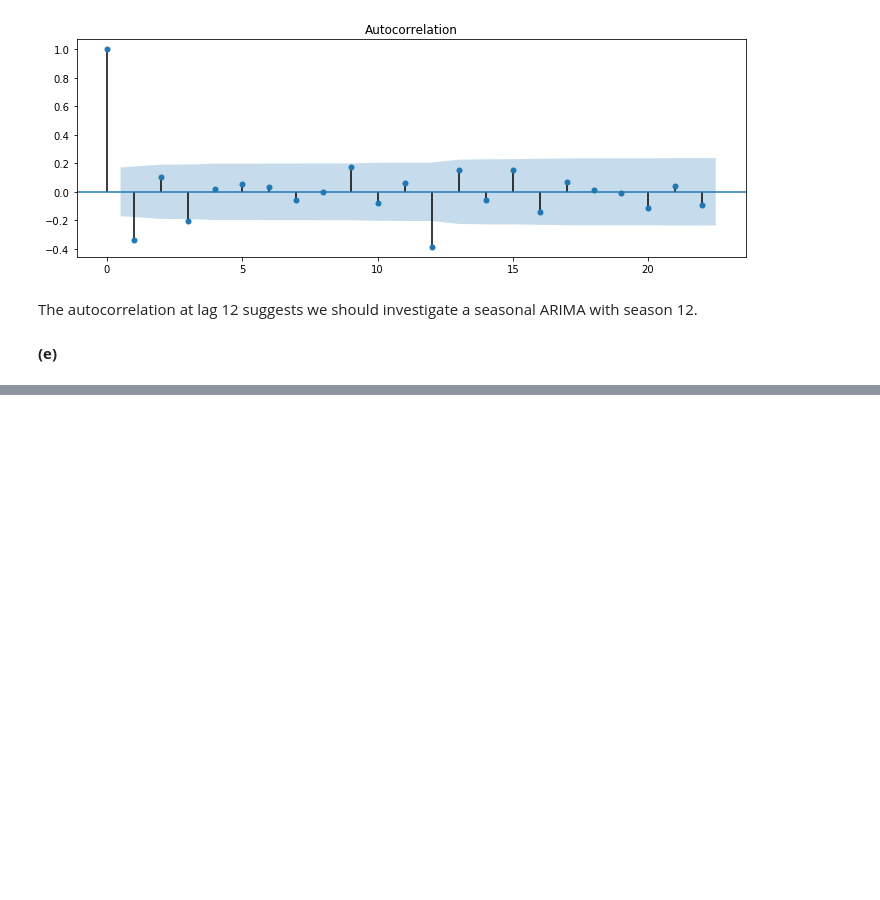
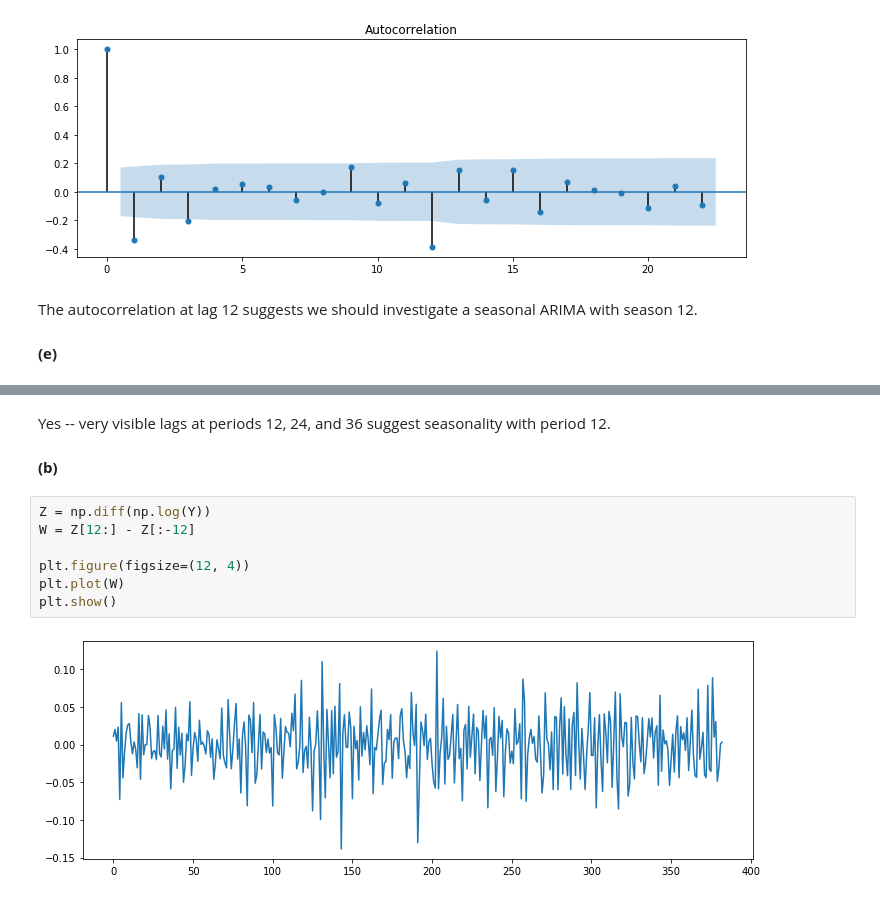
Before and after one commit to telmo-correa/time-series-analysis, a Jupyter notebook: Python/Chapter 10 (Ex 01 - 10) - Seasonal Models.ipynb, the cells around one changed output, grey strips where cells are left out. Drawn from its saved outputs; the diff is of its cells as text; blank space fills up the shorter version.

```diff
--- a/Python/Chapter 10 (Ex 01 - 10) - Seasonal Models.ipynb
+++ b/Python/Chapter 10 (Ex 01 - 10) - Seasonal Models.ipynb
@@ -513,0 +543,13 @@ Warnings:
+# %% [markdown]
+Yes -- very visible lags at periods 12, 24, and 36 suggest seasonality with period 12.
+# %% [markdown]
+**(b)**
+# %%
+Z = np.diff(np.log(Y))
+W = Z[12:] - Z[:-12]
+
+plt.figure(figsize=(12, 4))
+plt.plot(W)
+plt.show()
+# %% [output]
+[figure, added]
```
Also changed, not shown: parts of 20 cells of this notebook, 4 other files.
